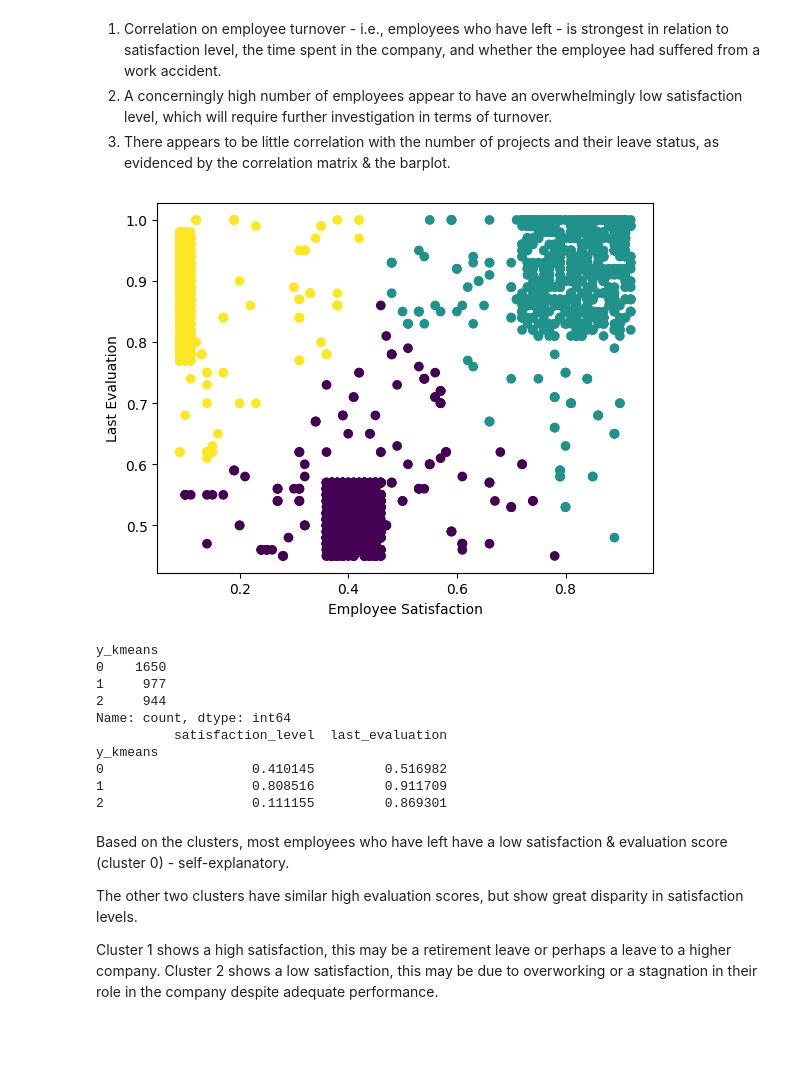
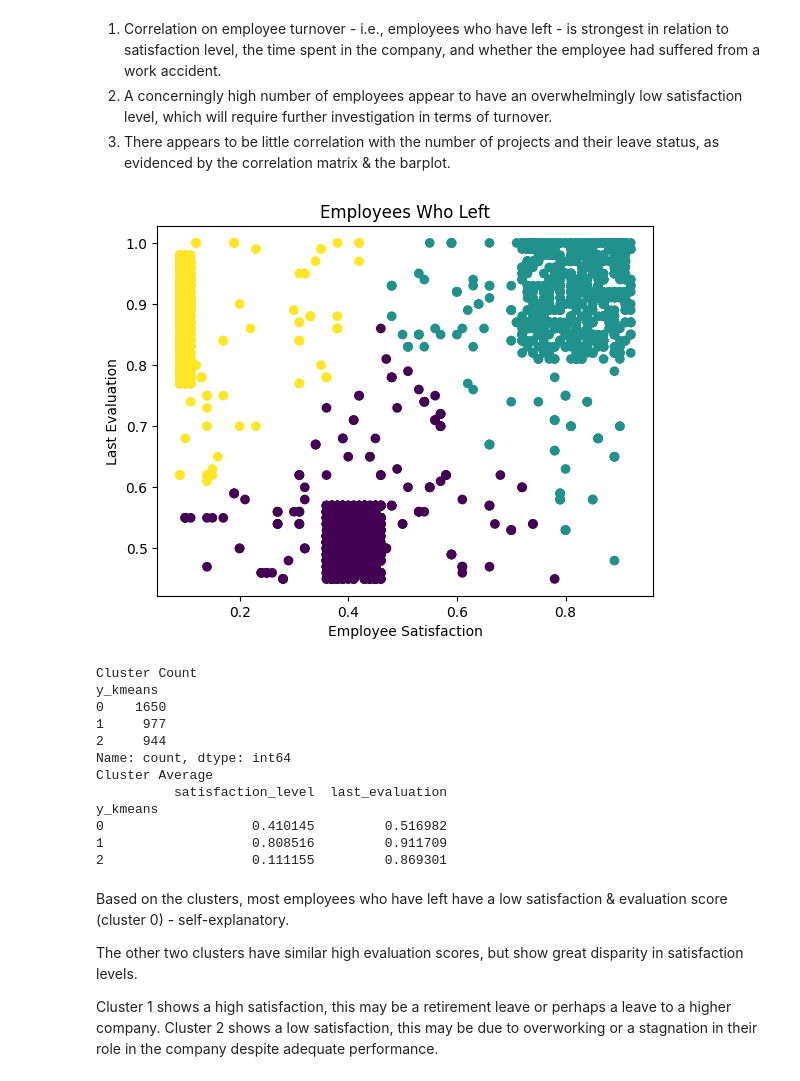
Before and after one commit to Chase-The-Golden/EmployeeTurnover, a Jupyter notebook: main.ipynb, the cells around one changed output. Saved outputs shown, nothing was run; the diff lists cells and outputs as text; code cells hidden in the pictures; blank space fills up the shorter version.

```diff
--- a/main.ipynb
+++ b/main.ipynb
@@ -65,31 +65,34 @@ plt.show()
 # %%
 # Clustering based off employee satisfaction & evaluation score
 
 from sklearn.cluster import KMeans
 from sklearn.preprocessing import StandardScaler
 from sklearn.decomposition import PCA
 
-# DEBUG: Should print the columns satisfaction_level, last_evaluation, and left
-# print(df.iloc[:, [0, 1, 6]].head(10))
-X_kmeans = df.iloc[:, [0, 1, 6]]
+X_kmeans = df.iloc[:, [0, 1, 6]]                # satisfaction_level, last_evaluation, and left columns respectively
 X_kmeans = X_kmeans[X_kmeans['left'] == 1]      # Filtering out employees who stayed
-model = KMeans(n_clusters=3, init="k-means++")
+model = KMeans(n_clusters=3, init="k-means++")  # K-means clustering into 3 clusters
 X_kmeans['y_kmeans'] = model.fit_predict(X_kmeans)
 
 plt.scatter(x=X_kmeans['satisfaction_level'], y=X_kmeans['last_evaluation'], c=X_kmeans['y_kmeans'])
+plt.title('Employees Who Left')
 plt.xlabel('Employee Satisfaction')
 plt.ylabel('Last Evaluation')
 plt.show()
 
+print("Cluster Count")
 print(X_kmeans['y_kmeans'].value_counts().sort_index())
+print("Cluster Average")
 print(X_kmeans.groupby(['y_kmeans'])[['satisfaction_level', 'last_evaluation']].mean())
 # %% [output]
-[figure, old version]
+[figure, new version]
+Cluster Count
 y_kmeans
 0    1650
 1     977
 2     944
 Name: count, dtype: int64
+Cluster Average
           satisfaction_level  last_evaluation
 y_kmeans
 0                   0.410145         0.516982
```
Also changed, not shown: parts of 4 cells of this notebook, 1 other file.
